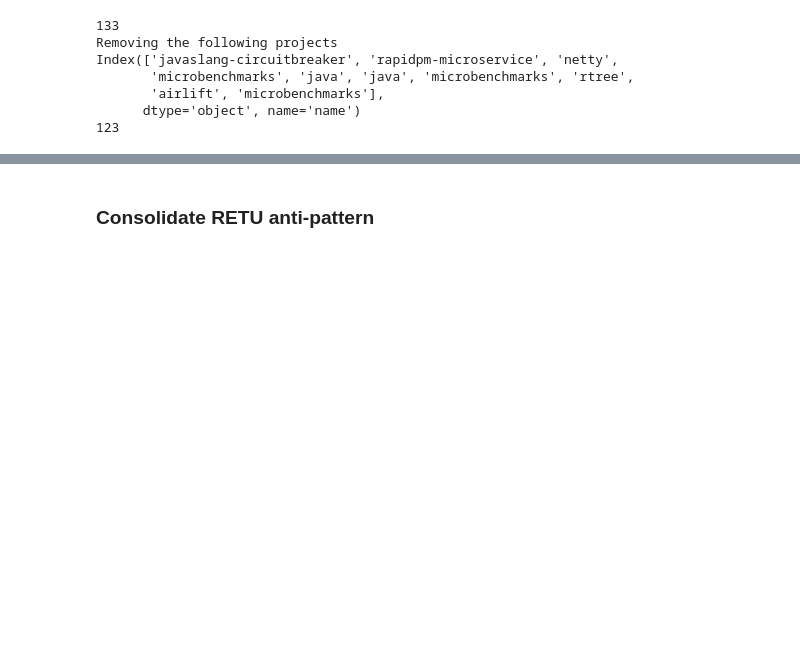
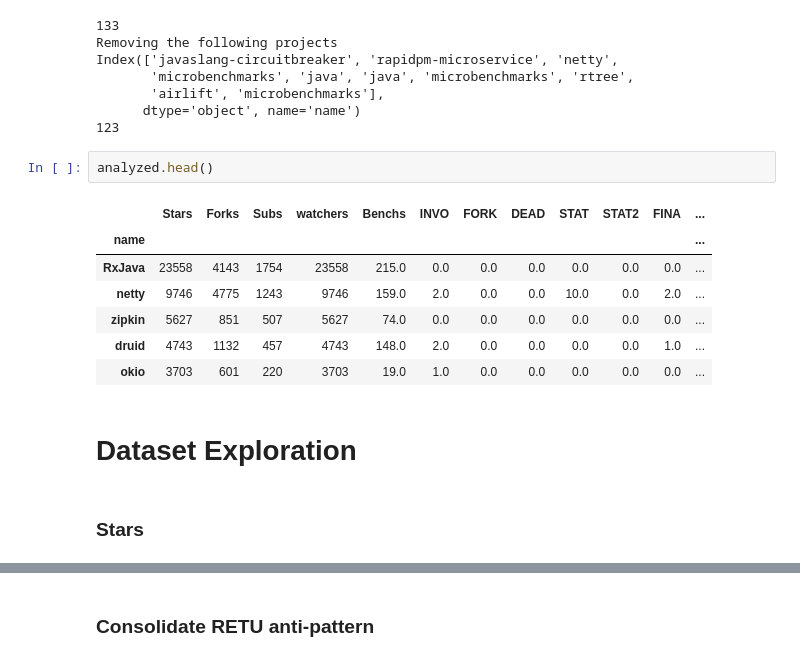
Before and after one commit to DiegoEliasCosta/spotjmhbugs, a Jupyter notebook: script/detected_bug_analysis.ipynb, the cells around one changed output, grey strips where cells are left out. Cells and saved outputs as stored; diff of their text form; blank space fills up the shorter version.

```diff
--- a/script/detected_bug_analysis.ipynb
+++ b/script/detected_bug_analysis.ipynb
@@ -144,3 +145,17 @@ Index(['javaslang-circuitbreaker', 'rapidpm-microservice', 'netty',
        'airlift', 'microbenchmarks'],
       dtype='object', name='name')
 123
+# %%
+analyzed.head()
+# %% [output]
+|  | Stars | Forks | Subs | watchers | Benchs | INVO | FORK | DEAD | STAT | STAT2 | FINA | ... |
+| name |  |  |  |  |  |  |  |  |  |  |  | ... |
+| RxJava | 23558 | 4143 | 1754 | 23558 | 215.0 | 0.0 | 0.0 | 0.0 | 0.0 | 0.0 | 0.0 | ... |
+| netty | 9746 | 4775 | 1243 | 9746 | 159.0 | 2.0 | 0.0 | 0.0 | 10.0 | 0.0 | 2.0 | ... |
+| zipkin | 5627 | 851 | 507 | 5627 | 74.0 | 0.0 | 0.0 | 0.0 | 0.0 | 0.0 | 0.0 | ... |
+| druid | 4743 | 1132 | 457 | 4743 | 148.0 | 2.0 | 0.0 | 0.0 | 0.0 | 0.0 | 1.0 | ... |
+| okio | 3703 | 601 | 220 | 3703 | 19.0 | 1.0 | 0.0 | 0.0 | 0.0 | 0.0 | 0.0 | ... |
+# %% [markdown]
+# Dataset Exploration
+# %% [markdown]
+### Stars
```
Also changed, not shown: parts of 10 cells of this notebook.
